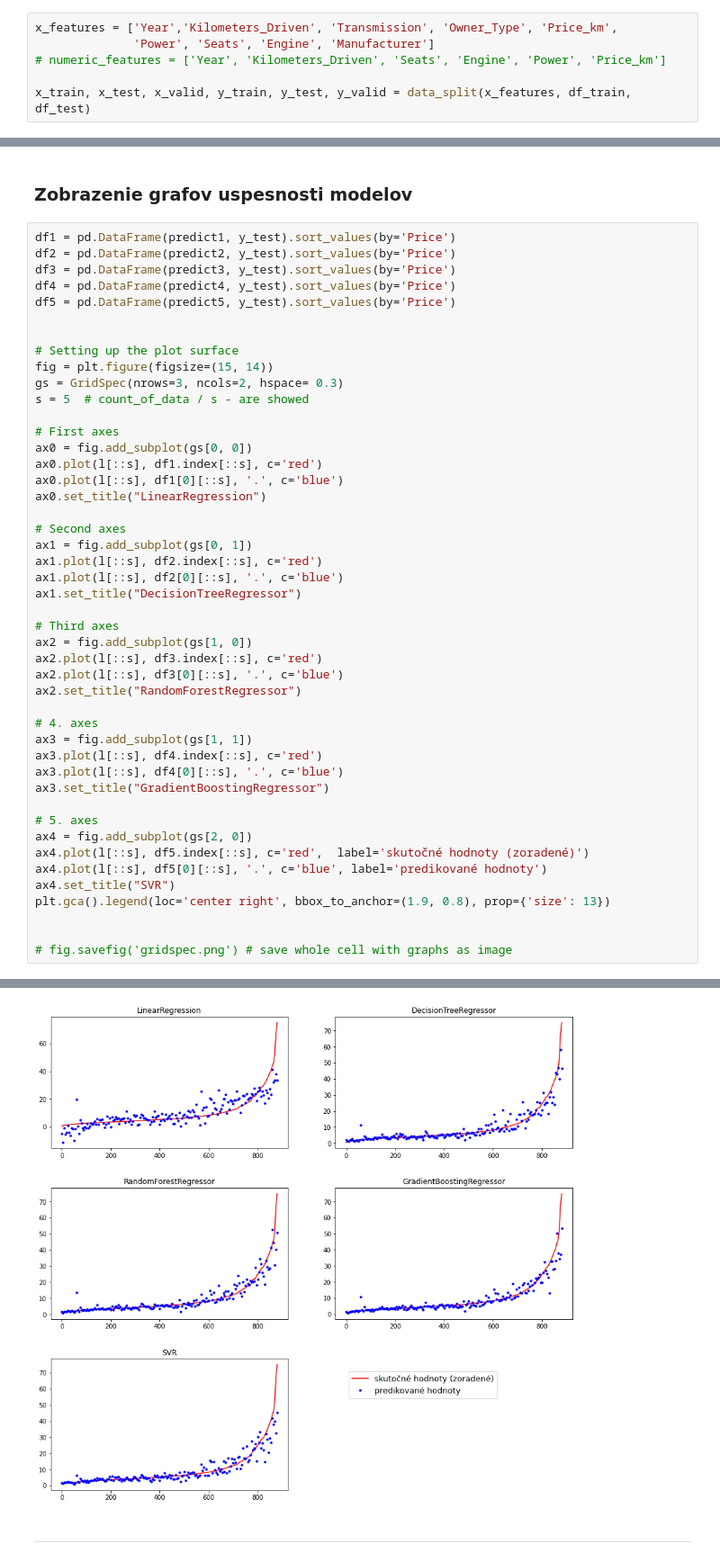
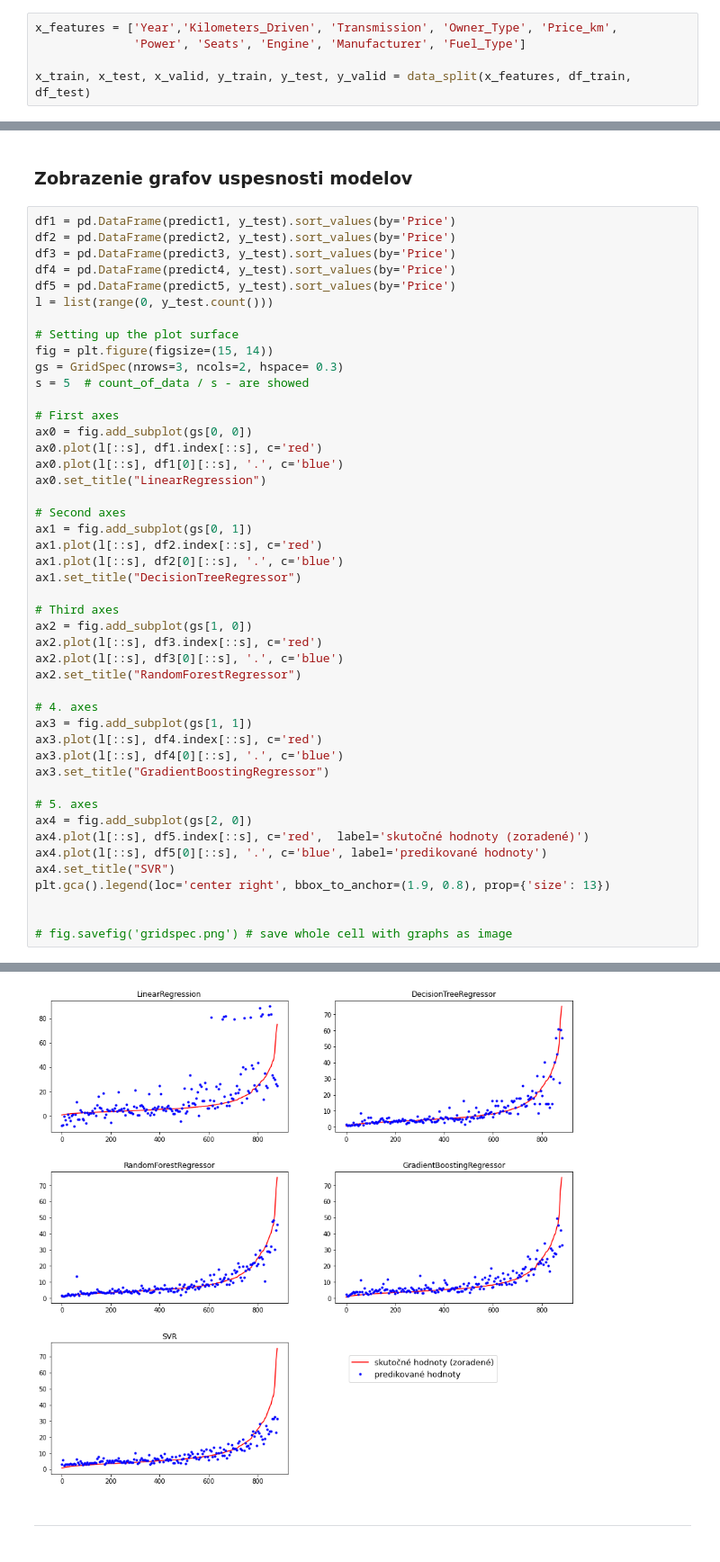
Before and after one commit to simon3358/oznal_2020, a Jupyter notebook: experimenty.ipynb, the cells around one changed output, grey strips where cells are left out. Shown at 90% size. Saved outputs shown, nothing was run; the diff lists cells and outputs as text.

```diff
--- a/experimenty.ipynb
+++ b/experimenty.ipynb
@@ -80,8 +80,7 @@ def data_split(x_features, df_train, df_test):
     return x_train, x_test, x_valid, y_train, y_test, y_valid
 # %%
 x_features = ['Year','Kilometers_Driven', 'Transmission', 'Owner_Type', 'Price_km',
-              'Power', 'Seats', 'Engine', 'Manufacturer']
-# numeric_features = ['Year', 'Kilometers_Driven', 'Seats', 'Engine', 'Power', 'Price_km']
+              'Power', 'Seats', 'Engine', 'Manufacturer', 'Fuel_Type']
 
 x_train, x_test, x_valid, y_train, y_test, y_valid = data_split(x_features, df_train, df_test)
 # %% [output]
@@ -330,7 +330,7 @@ df2 = pd.DataFrame(predict2, y_test).sort_values(by='Price')
 df3 = pd.DataFrame(predict3, y_test).sort_values(by='Price')
 df4 = pd.DataFrame(predict4, y_test).sort_values(by='Price')
 df5 = pd.DataFrame(predict5, y_test).sort_values(by='Price')
-
+l = list(range(0, y_test.count()))
 
 # Setting up the plot surface
 fig = plt.figure(figsize=(15, 14))
@@ -345,34 +345,34 @@ ax0.set_title("LinearRegression")
 
 # Second axes
 ax1 = fig.add_subplot(gs[0, 1])
 ax1.plot(l[::s], df2.index[::s], c='red')
 ax1.plot(l[::s], df2[0][::s], '.', c='blue')
 ax1.set_title("DecisionTreeRegressor")
 
 # Third axes
 ax2 = fig.add_subplot(gs[1, 0])
 ax2.plot(l[::s], df3.index[::s], c='red')
 ax2.plot(l[::s], df3[0][::s], '.', c='blue')
 ax2.set_title("RandomForestRegressor")
 
 # 4. axes
 ax3 = fig.add_subplot(gs[1, 1])
 ax3.plot(l[::s], df4.index[::s], c='red')
 ax3.plot(l[::s], df4[0][::s], '.', c='blue')
 ax3.set_title("GradientBoostingRegressor")
 
 # 5. axes
 ax4 = fig.add_subplot(gs[2, 0])
 ax4.plot(l[::s], df5.index[::s], c='red',  label='skutočné hodnoty (zoradené)')
 ax4.plot(l[::s], df5[0][::s], '.', c='blue', label='predikované hodnoty')
 ax4.set_title("SVR")
 plt.gca().legend(loc='center right', bbox_to_anchor=(1.9, 0.8), prop={'size': 13})
 
 
 # fig.savefig('gridspec.png') # save whole cell with graphs as image
 # %% [output]
 <matplotlib.legend.Legend at 0x...>
-[figure, old version]
+[figure, new version]
 # %% [markdown]
 ---
 # %% [markdown]
```
Also changed, not shown: parts of 6 cells of this notebook.
